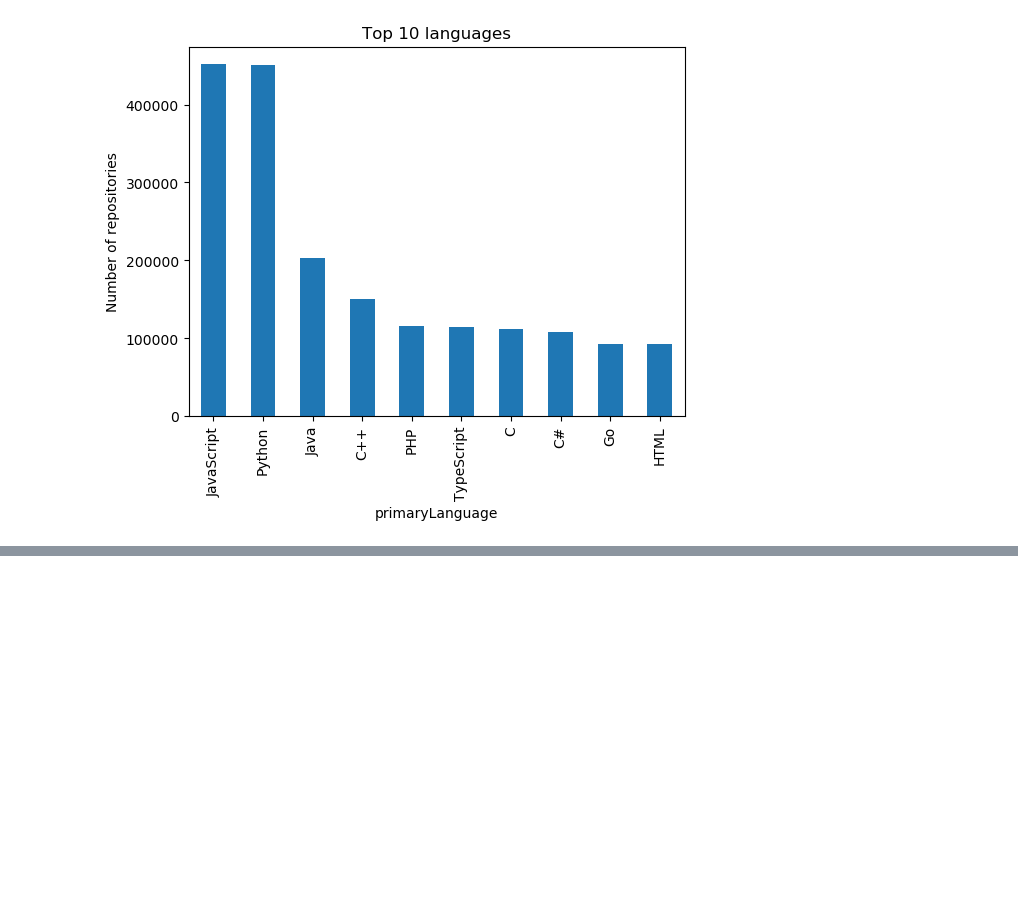
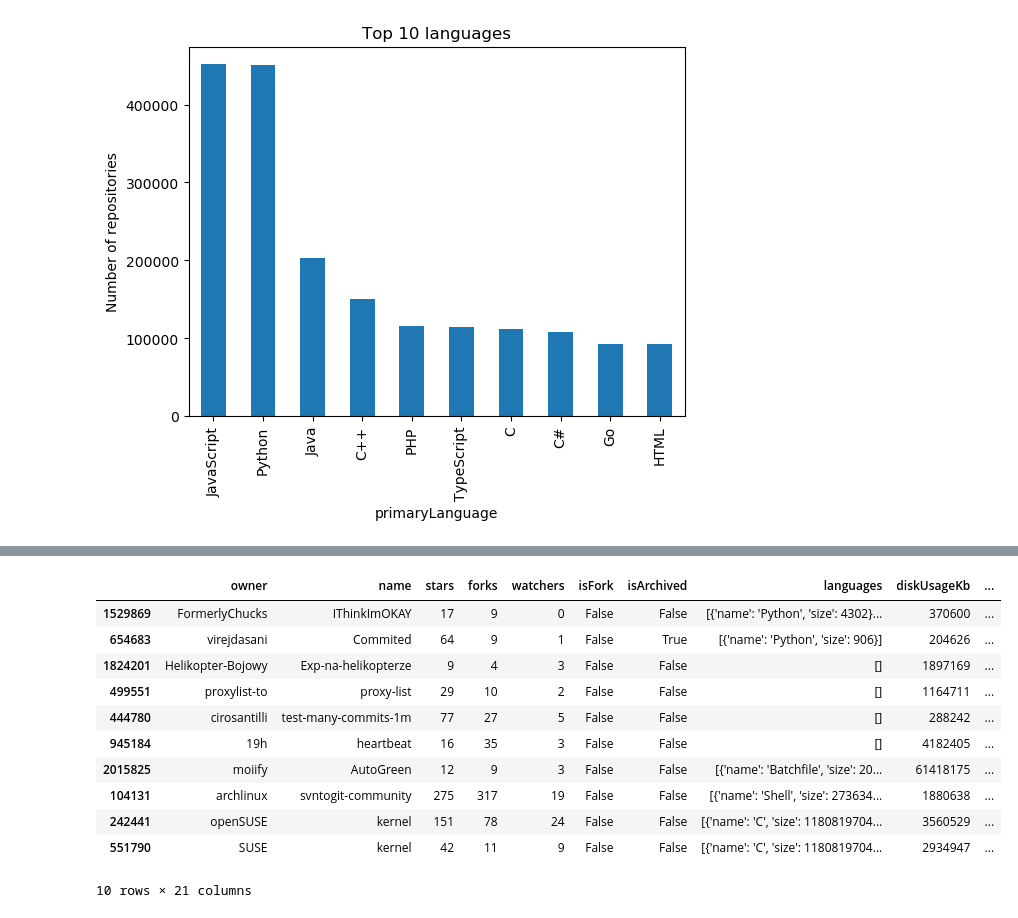
Before and after one commit to pelmers/github-repository-metadata, a Jupyter notebook: explore_github_all_repos.ipynb, the cells around one changed output, grey strips where cells are left out. Cells and saved outputs as stored; diff of their text form; code cells hidden in the pictures; blank space fills up the shorter version.

```diff
--- a/explore_github_all_repos.ipynb
+++ b/explore_github_all_repos.ipynb
@@ -62,0 +98,16 @@ plt.scatter(sample.diskUsageKb, sample.stars)
+# %%
+# Top 10 number of commits
+df.sort_values(by='defaultBranchCommitCount', ascending=False).head(10)
+# %% [output]
+|  | owner | name | stars | forks | watchers | isFork | isArchived | languages | diskUsageKb | ... |
+| 1529869 | FormerlyChucks | IThinkImOKAY | 17 | 9 | 0 | False | False | [{'name': 'Python', 'size': 4302}... | 370600 | ... |
+| 654683 | virejdasani | Commited | 64 | 9 | 1 | False | True | [{'name': 'Python', 'size': 906}] | 204626 | ... |
+| 1824201 | Helikopter-Bojowy | Exp-na-helikopterze | 9 | 4 | 3 | False | False | [] | 1897169 | ... |
+| 499551 | proxylist-to | proxy-list | 29 | 10 | 2 | False | False | [] | 1164711 | ... |
+| 444780 | cirosantilli | test-many-commits-1m | 77 | 27 | 5 | False | False | [] | 288242 | ... |
+| 945184 | 19h | heartbeat | 16 | 35 | 3 | False | False | [] | 4182405 | ... |
+| 2015825 | moiify | AutoGreen | 12 | 9 | 3 | False | False | [{'name': 'Batchfile', 'size': 20... | 61418175 | ... |
+| 104131 | archlinux | svntogit-community | 275 | 317 | 19 | False | False | [{'name': 'Shell', 'size': 273634... | 1880638 | ... |
+| 242441 | openSUSE | kernel | 151 | 78 | 24 | False | False | [{'name': 'C', 'size': 1180819704... | 3560529 | ... |
+| 551790 | SUSE | kernel | 42 | 11 | 9 | False | False | [{'name': 'C', 'size': 1180819704... | 2934947 | ... |
+10 rows × 21 columns
```
Also changed, not shown: parts of 8 cells of this notebook, 1 other file.
